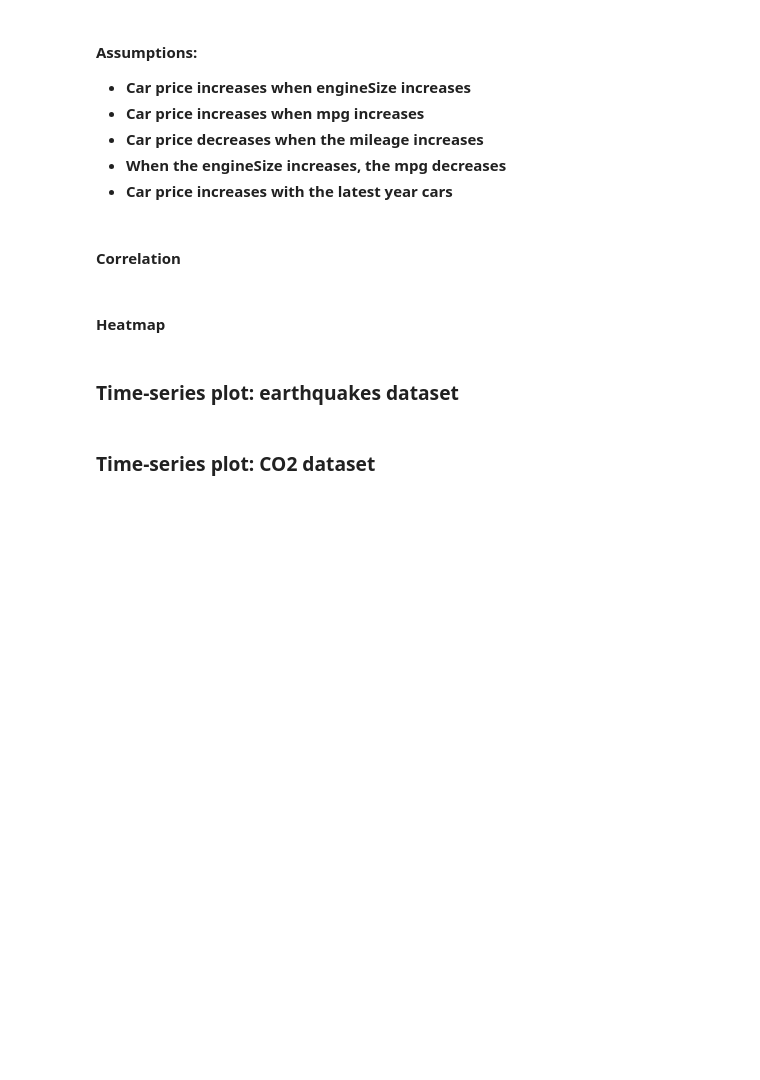
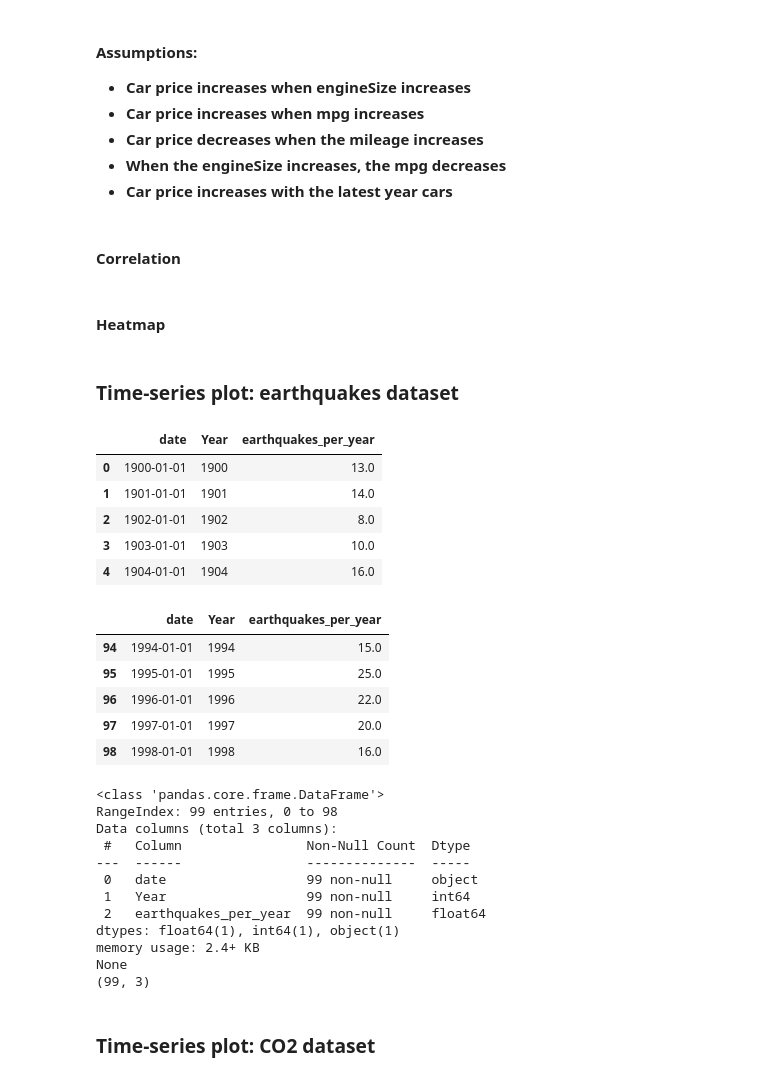
Before and after one commit to SKawsar/Data-Visualization-with-Python, a Jupyter notebook: Lecture_8.ipynb, the cells around one changed output. Drawn from its saved outputs; the diff is of its cells as text; code cells hidden in the pictures; blank space fills up the shorter version.

```diff
--- a/Lecture_8.ipynb
+++ b/Lecture_8.ipynb
@@ -39,5 +39,37 @@ sns.set_context("talk")
 #### Heatmap
 # %% [markdown]
 ### Time-series plot: earthquakes dataset
+# %%
+earthquakes = pd.read_csv("earthquakes.csv")
+
+display(earthquakes.head())
+display(earthquakes.tail())
+print(earthquakes.info())
+print(earthquakes.shape)
+# %% [output]
+|  | date | Year | earthquakes_per_year |
+| 0 | 1900-01-01 | 1900 | 13.0 |
+| 1 | 1901-01-01 | 1901 | 14.0 |
+| 2 | 1902-01-01 | 1902 | 8.0 |
+| 3 | 1903-01-01 | 1903 | 10.0 |
+| 4 | 1904-01-01 | 1904 | 16.0 |
+|  | date | Year | earthquakes_per_year |
+| 94 | 1994-01-01 | 1994 | 15.0 |
+| 95 | 1995-01-01 | 1995 | 25.0 |
+| 96 | 1996-01-01 | 1996 | 22.0 |
+| 97 | 1997-01-01 | 1997 | 20.0 |
+| 98 | 1998-01-01 | 1998 | 16.0 |
+<class 'pandas.core.frame.DataFrame'>
+RangeIndex: 99 entries, 0 to 98
+Data columns (total 3 columns):
+ #   Column                Non-Null Count  Dtype
+---  ------                --------------  -----
+ 0   date                  99 non-null     object
+ 1   Year                  99 non-null     int64
+ 2   earthquakes_per_year  99 non-null     float64
+dtypes: float64(1), int64(1), object(1)
+memory usage: 2.4+ KB
+None
+(99, 3)
 # %% [markdown]
 ### Time-series plot: CO2 dataset
```
Also changed, not shown: parts of 2 cells of this notebook.
